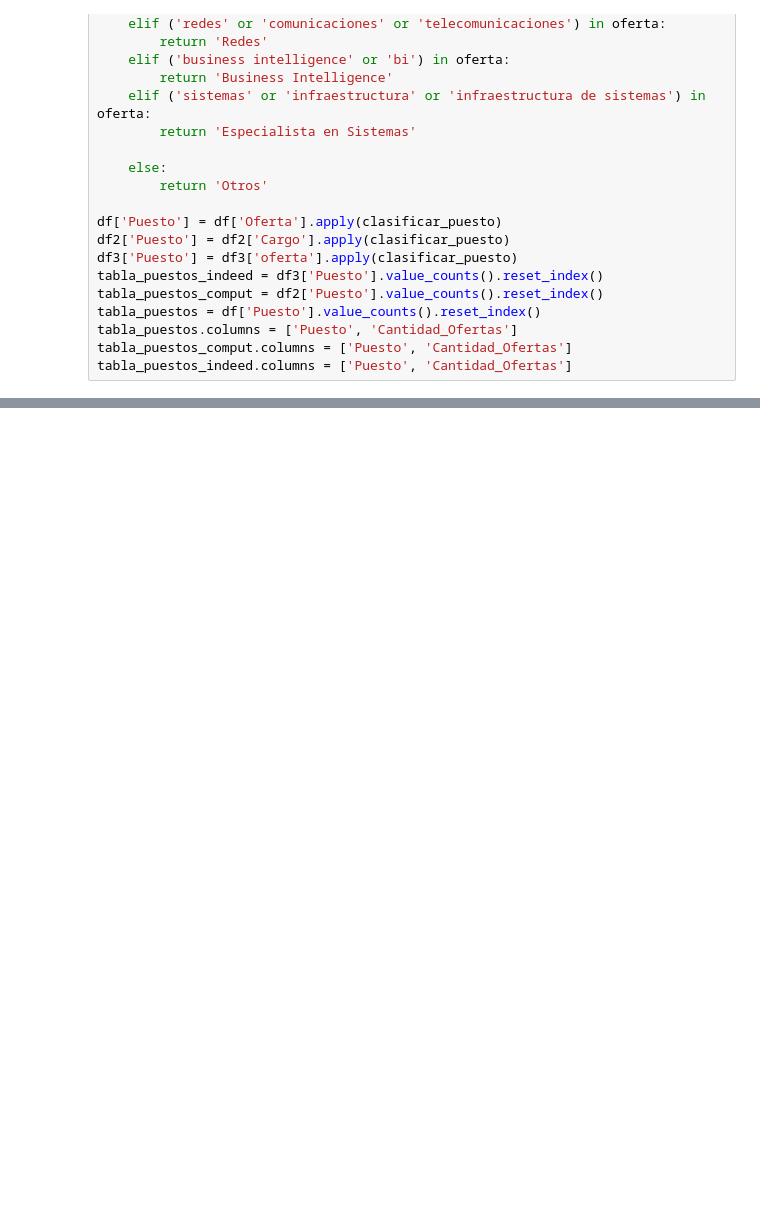
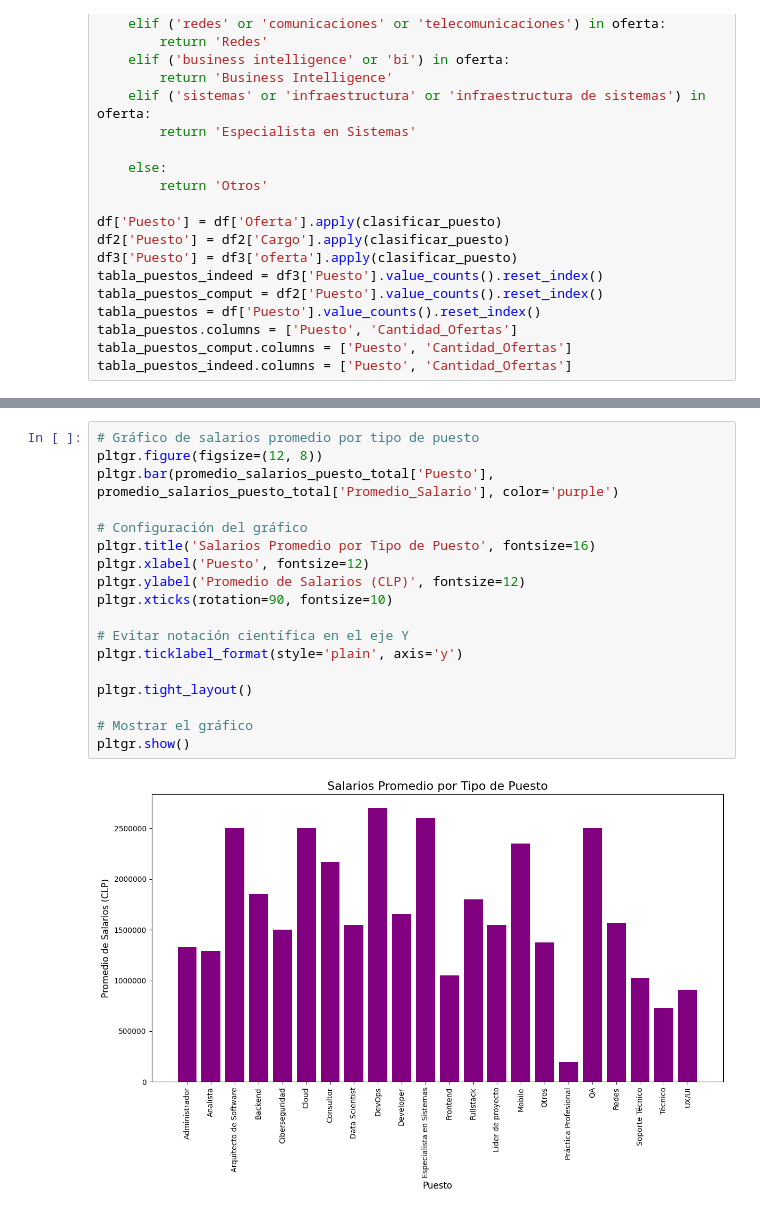
Before and after one commit to Lagartin1/analisisOfertasLab, a Jupyter notebook: src/AnalisisOfertas.ipynb, the cells around one changed output, grey strips where cells are left out. Cells and saved outputs as stored; diff of their text form; blank space fills up the shorter version.

```diff
--- a/src/AnalisisOfertas.ipynb
+++ b/src/AnalisisOfertas.ipynb
@@ -205,3 +384,23 @@ tabla_puestos_indeed.columns = ['Puesto', 'Cantidad_Ofertas']
+# %%
+# Gráfico de salarios promedio por tipo de puesto
+pltgr.figure(figsize=(12, 8))
+pltgr.bar(promedio_salarios_puesto_total['Puesto'], promedio_salarios_puesto_total['Promedio_Salario'], color='purple')
+
+# Configuración del gráfico
+pltgr.title('Salarios Promedio por Tipo de Puesto', fontsize=16)
+pltgr.xlabel('Puesto', fontsize=12)
+pltgr.ylabel('Promedio de Salarios (CLP)', fontsize=12)
+pltgr.xticks(rotation=90, fontsize=10)
+
+# Evitar notación científica en el eje Y
+pltgr.ticklabel_format(style='plain', axis='y')
+
+pltgr.tight_layout()
+
+# Mostrar el gráfico
+pltgr.show()
+# %% [output]
+[figure, added]
 # %%
 # Concatenamos ambas tablas
 tabla_total = pd.concat([tabla_puestos, tabla_puestos_comput,tabla_puestos_indeed])
```
Also changed, not shown: parts of 8 cells of this notebook.
